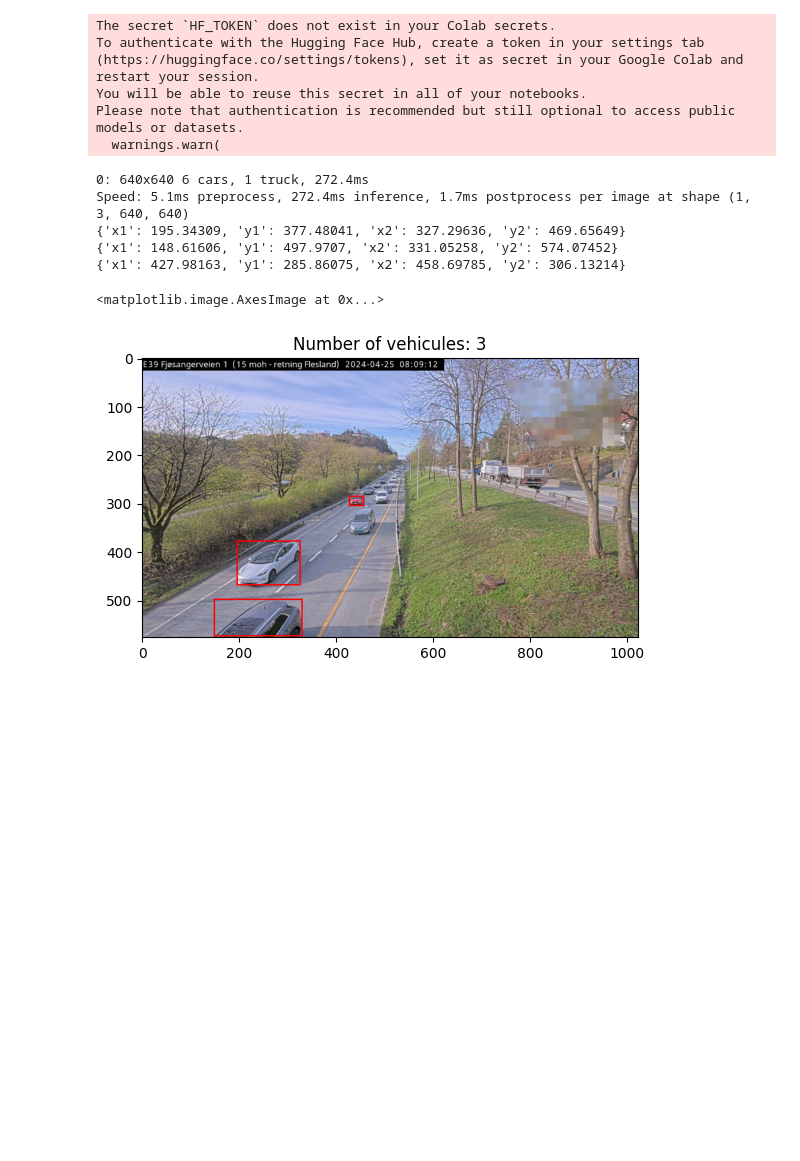
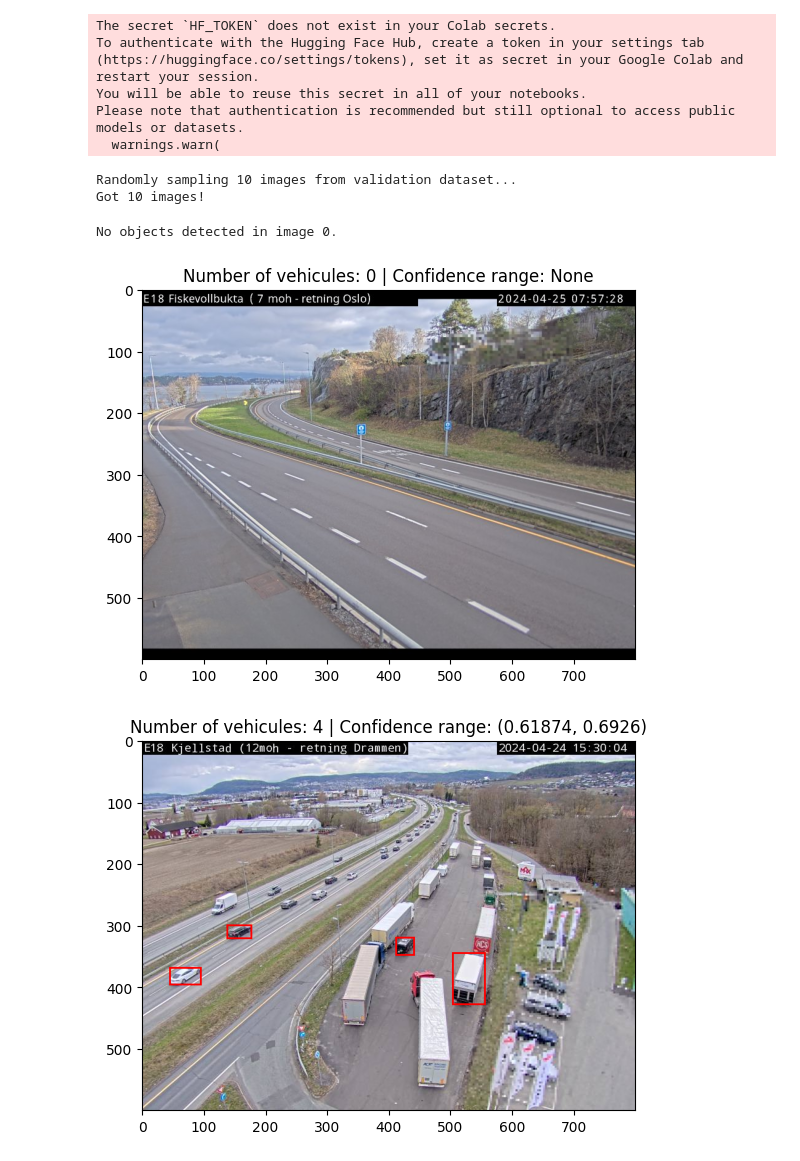
Before and after one commit to AlexisAndradeDev/TrafficLightAI, a Jupyter notebook: tf_model.ipynb, the cells around one changed output. Saved outputs shown, nothing was run; the diff lists cells and outputs as text; code cells hidden in the pictures; blank space fills up the shorter version.

Commit message:
Do inference on multiple images

```diff
--- a/tf_model.ipynb
+++ b/tf_model.ipynb
@@ -109,43 +107,53 @@ from ultralytics import YOLO
 
 # Load a COCO-pretrained YOLO11n model
 model = YOLO(load_model_dir, task= 'detect')
-model.conf = 0.7
+model.conf = 0.6
 # model.iou = 0.1
 # %%
-# Cargar imagen de prueba
-image = raw_dataset['train'][12]['image']
-
-results = model(image)[0].to_df()
-
-# Filter using the minimum confidence of the model (the threshold)
-results = results[results["confidence"] >= model.conf]
-
 from PIL import Image, ImageDraw
 from matplotlib import pyplot as plt
+from tqdm.notebook import tqdm
+import random
 
-boxes = results["box"].values
-conf = results["confidence"].values
-classes = results["class"].values
-index_list = [2,3,5,7]
+# randomly choose images
+num_samples = 10
+print(f"Randomly sampling {num_samples} images from validation dataset...")
+images = random.sample(raw_dataset['validation']['image'], num_samples)
+print(f"Got {len(images)} images!")
 
-draw = ImageDraw.Draw(image)
+for i, image in enumerate(tqdm(images, f"Running inference on {len(images)} images...", leave=True)):
+    draw = ImageDraw.Draw(image)
 
-num_objects = len(boxes)
+    results = model(image, verbose=False)[0].to_df()
 
-for box in boxes:
-  print(box)
-  xmin, ymin, xmax, ymax = box.values()
-  draw.rectangle([(xmin, ymin), (xmax, ymax)], outline = 'red', width=3)
+    if results.empty:
+        print(f"No objects detected in image {i}.")
+    else:
+        # Filter using the minimum confidence of the model (the threshold)
+        results = results[results["confidence"] >= model.conf]
 
+        boxes = results["box"].values
+        conf = results["confidence"].values
+        classes = results["class"].values
+        index_list = [2,3,5,7]
 
-array_image = np.array(image)
-plt.title(f'Number of vehicules: {num_objects}')
-plt.imshow(array_image)
+        # Draw matches
+        for box in boxes:
+            xmin, ymin, xmax, ymax = box.values()
+            draw.rectangle([(xmin, ymin), (xmax, ymax)], outline = 'red', width=3)
+
+    array_image = np.array(image)
+
+    num_objects = len(boxes) if len(results) != 0 else 0
+    confidence_range = (float(conf.min()), float(conf.max())) if len(results) != 0 else None
+
+    # Create a new figure for each image and show it
+    plt.figure()
+    plt.title(f'Number of vehicules: {num_objects} | Confidence range: {confidence_range}')
+    plt.imshow(array_image)
 # %% [output]
-0: 640x640 6 cars, 1 truck, 272.4ms
-Speed: 5.1ms preprocess, 272.4ms inference, 1.7ms postprocess per image at shape (1, 3, 640, 640)
-{'x1': 195.34309, 'y1': 377.48041, 'x2': 327.29636, 'y2': 469.65649}
-{'x1': 148.61606, 'y1': 497.9707, 'x2': 331.05258, 'y2': 574.07452}
-{'x1': 427.98163, 'y1': 285.86075, 'x2': 458.69785, 'y2': 306.13214}
+Randomly sampling 10 images from validation dataset...
+Got 10 images!
-<matplotlib.image.AxesImage at 0x...>
+No objects detected in image 0.
-[figure, old version]
+[figure, new version]
+[figure, added]
```
Also changed, not shown: parts of 3 cells of this notebook.
